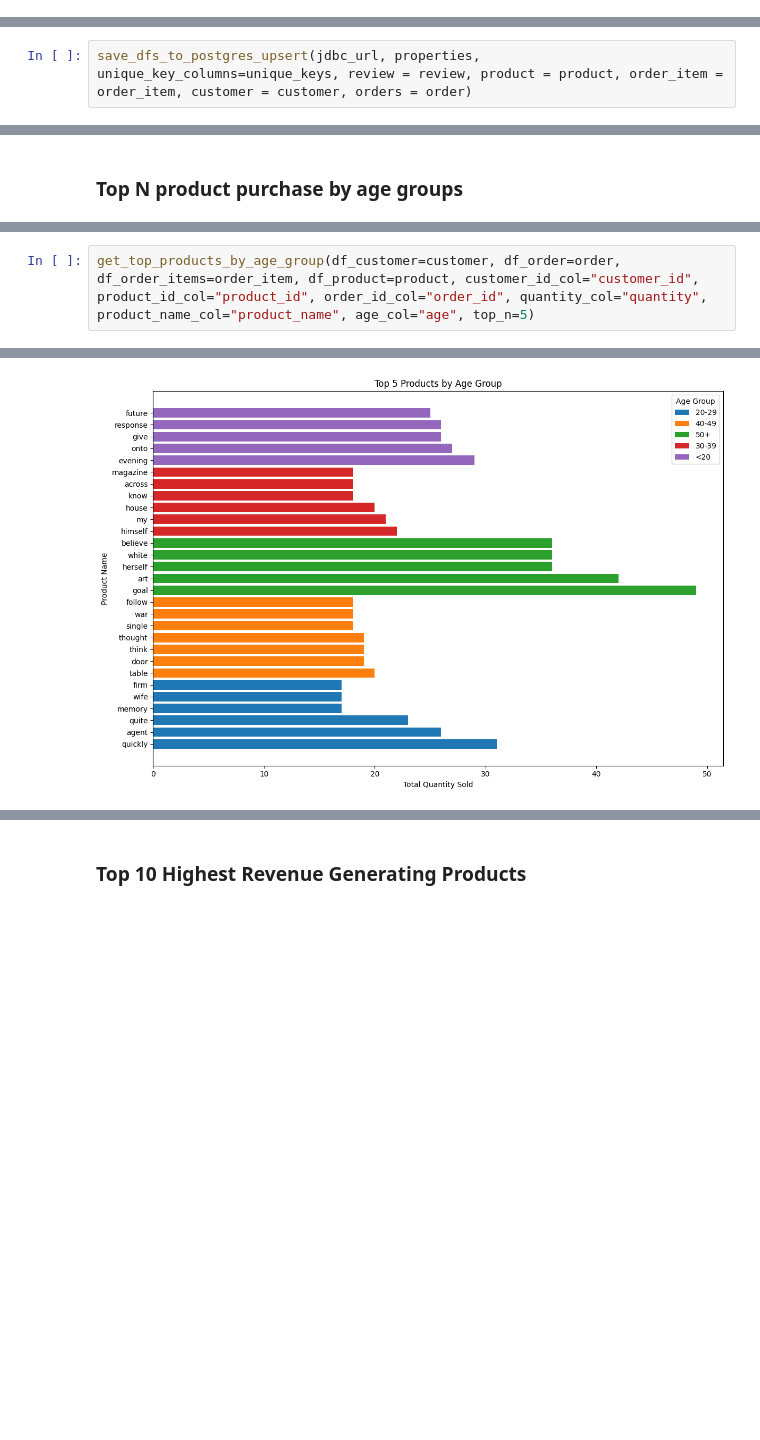
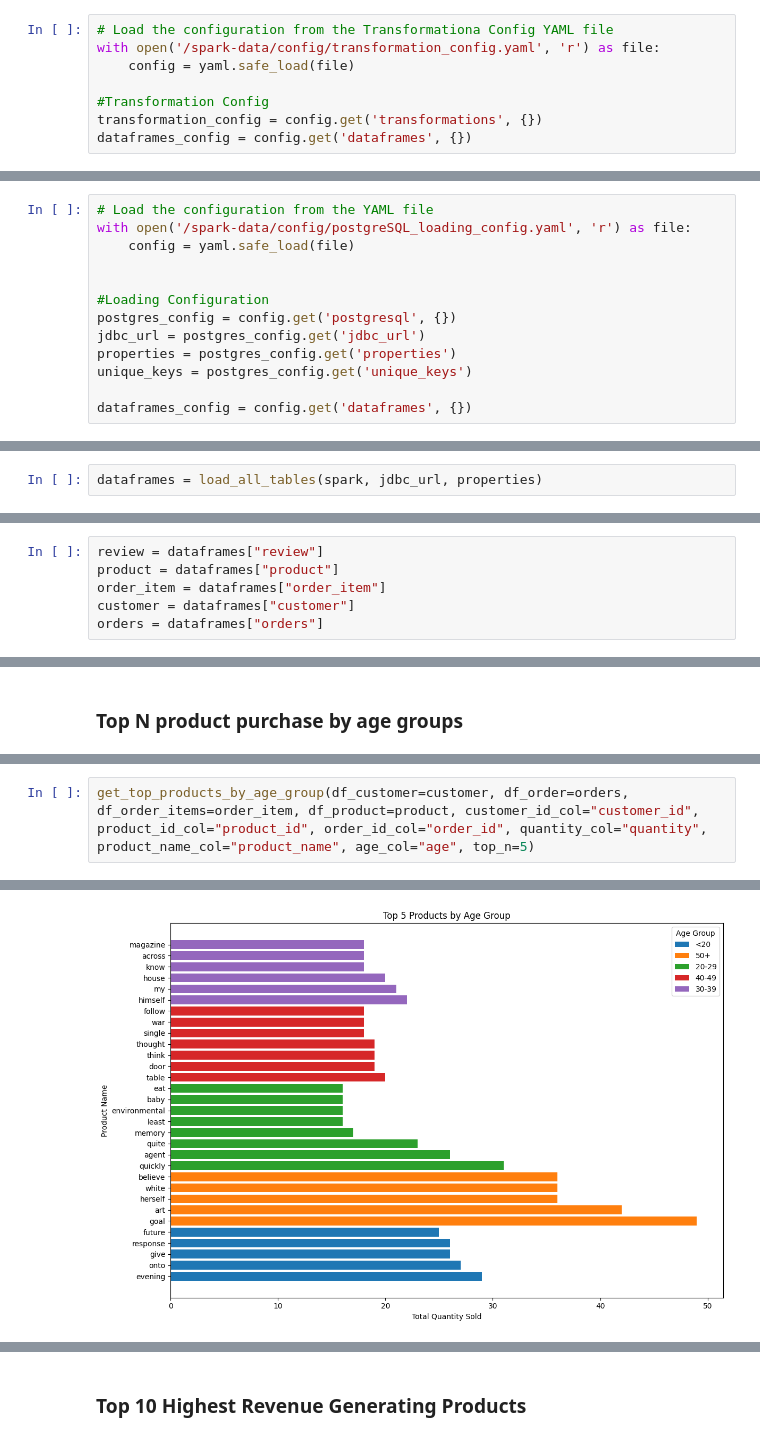
Before and after one commit to mayanksahunucleusteq/Big-Data-Capstone, a Jupyter notebook: main.ipynb, the cells around one changed output, grey strips where cells are left out. Cells and saved outputs as stored; diff of their text form; blank space fills up the shorter version.

```diff
--- a/main.ipynb
+++ b/main.ipynb
@@ -276,0 +120,8 @@ transformation_config = config.get('transformations', {})
+# %%
+# Load the configuration from the Transformationa Config YAML file
+with open('/spark-data/config/transformation_config.yaml', 'r') as file:
+    config = yaml.safe_load(file)
+
+#Transformation Config
+transformation_config = config.get('transformations', {})
+dataframes_config = config.get('dataframes', {})
@@ -369,0 +168,13 @@ root
+# %%
+# Load the configuration from the YAML file
+with open('/spark-data/config/postgreSQL_loading_config.yaml', 'r') as file:
+    config = yaml.safe_load(file)
+
+
+#Loading Configuration
+postgres_config = config.get('postgresql', {})
+jdbc_url = postgres_config.get('jdbc_url')
+properties = postgres_config.get('properties')
+unique_keys = postgres_config.get('unique_keys')
+
+dataframes_config = config.get('dataframes', {})
@@ -369,0 +251,2 @@ root
+# %%
+dataframes = load_all_tables(spark, jdbc_url, properties)
@@ -370,2 +269,6 @@ root
 # %%
-save_dfs_to_postgres_upsert(jdbc_url, properties, unique_key_columns=unique_keys, review = review, product = product, order_item = order_item, customer = customer, orders = order)
+review = dataframes["review"]
+product = dataframes["product"]
+order_item = dataframes["order_item"]
+customer = dataframes["customer"]
+orders = dataframes["orders"]
@@ -399,3 +296,3 @@ from utils.Data_Visualization.visualization import get_top_products_by_age_group
 # %%
-get_top_products_by_age_group(df_customer=customer, df_order=order, df_order_items=order_item, df_product=product, customer_id_col="customer_id", product_id_col="product_id", order_id_col="order_id", quantity_col="quantity", product_name_col="product_name", age_col="age", top_n=5)
+get_top_products_by_age_group(df_customer=customer, df_order=orders, df_order_items=order_item, df_product=product, customer_id_col="customer_id", product_id_col="product_id", order_id_col="order_id", quantity_col="quantity", product_name_col="product_name", age_col="age", top_n=5)
 # %% [output]
@@ -409 +306 @@ get_top_products_by_age_group(df_customer=customer, df_order=order, df_order_ite
-[figure, old version]
+[figure, new version]
```
Also changed, not shown: parts of 107 cells of this notebook, 26 other files.
